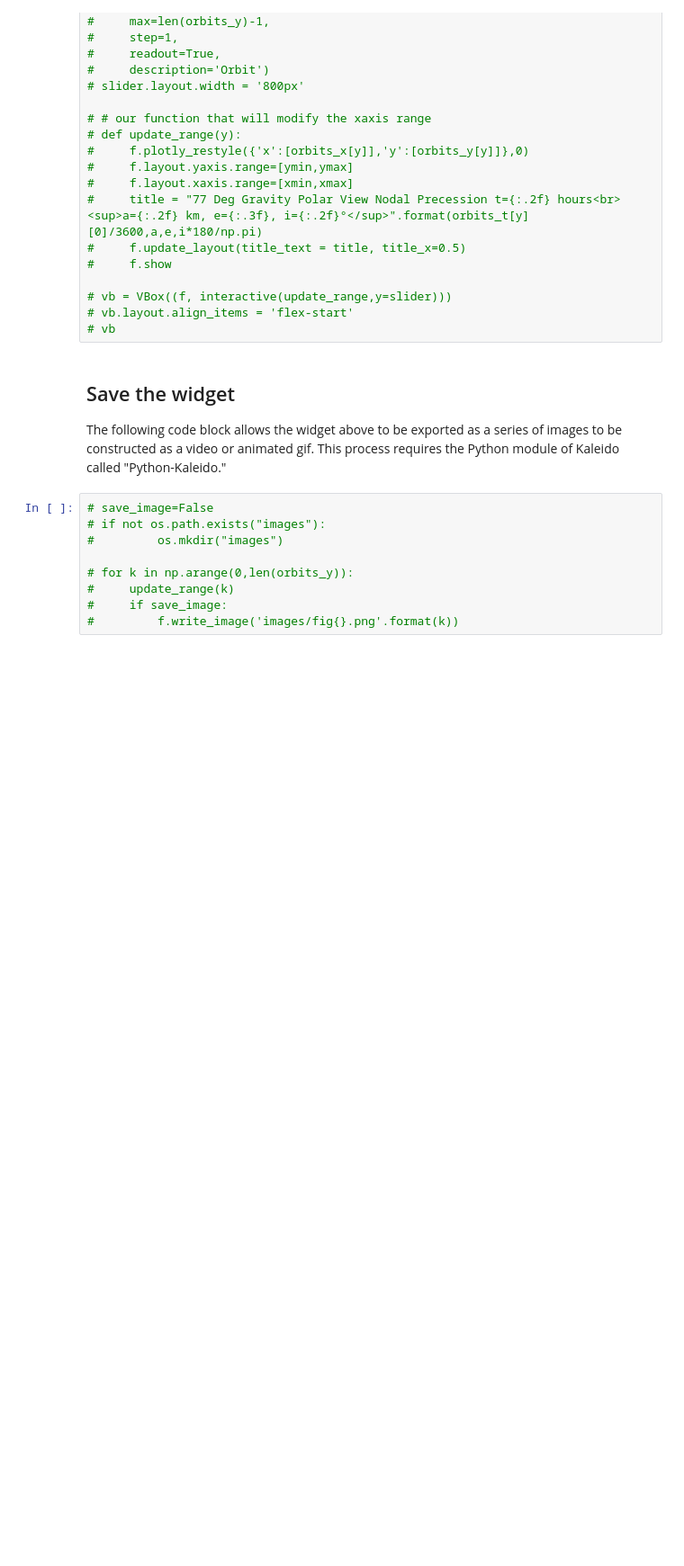
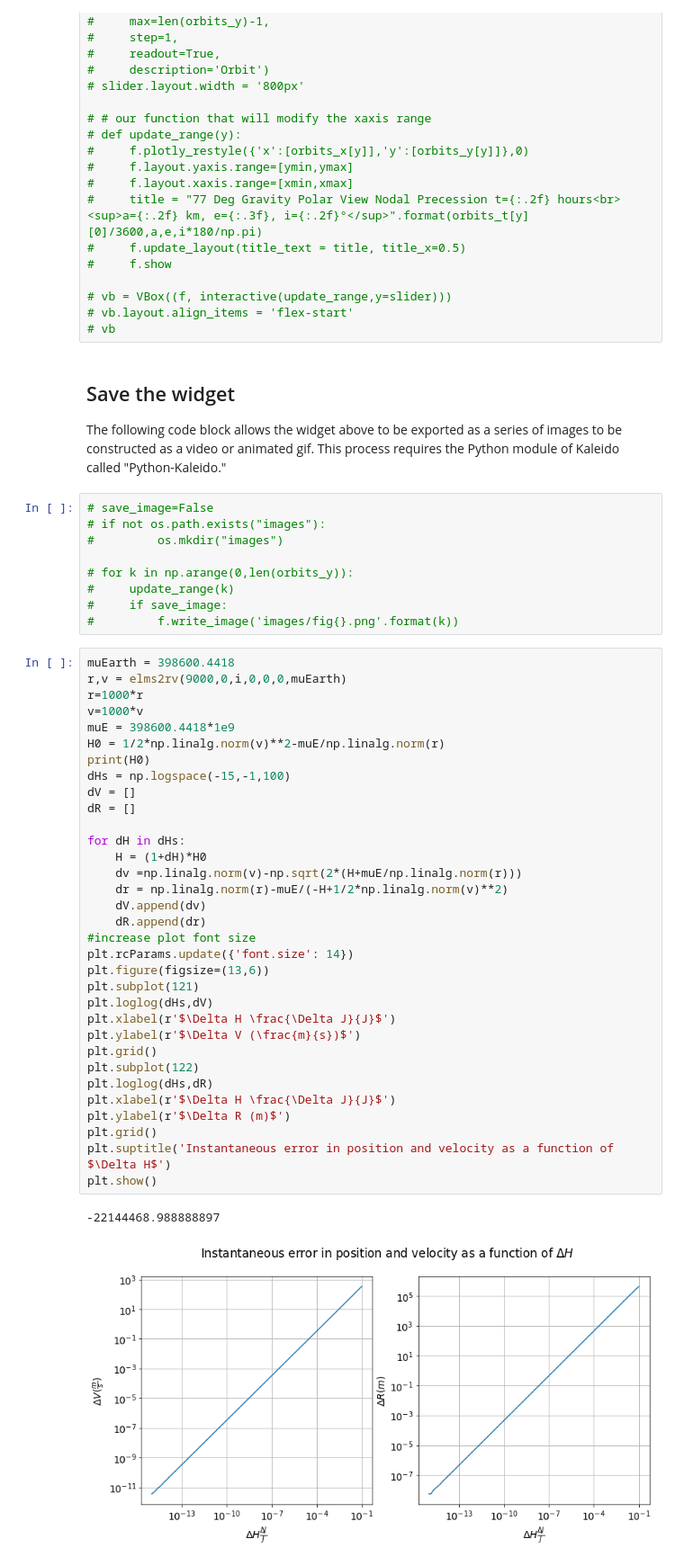
Before and after one commit to DavidMSCode/APC, a Jupyter notebook: bin/Examples.ipynb, the cells around one changed output. Shown at 90% size. Cells and saved outputs as stored; diff of their text form; blank space fills up the shorter version.

```diff
--- a/bin/Examples.ipynb
+++ b/bin/Examples.ipynb
@@ -238,3 +238,39 @@ The following code block allows the widget above to be exported as a series of i
 #     update_range(k)
 #     if save_image:
 #         f.write_image('images/fig{}.png'.format(k))
+# %%
+muEarth = 398600.4418
+r,v = elms2rv(9000,0,i,0,0,0,muEarth)
+r=1000*r
+v=1000*v
+muE = 398600.4418*1e9
+H0 = 1/2*np.linalg.norm(v)**2-muE/np.linalg.norm(r)
+print(H0)
+dHs = np.logspace(-15,-1,100)
+dV = []
+dR = []
+
+for dH in dHs:
+    H = (1+dH)*H0
+    dv =np.linalg.norm(v)-np.sqrt(2*(H+muE/np.linalg.norm(r)))
+    dr = np.linalg.norm(r)-muE/(-H+1/2*np.linalg.norm(v)**2)
+    dV.append(dv)
+    dR.append(dr)
+#increase plot font size
+plt.rcParams.update({'font.size': 14})
+plt.figure(figsize=(13,6))
+plt.subplot(121)
+plt.loglog(dHs,dV)
+plt.xlabel(r'$\Delta H \frac{\Delta J}{J}$')
+plt.ylabel(r'$\Delta V (\frac{m}{s})$')
+plt.grid()
+plt.subplot(122)
+plt.loglog(dHs,dR)
+plt.xlabel(r'$\Delta H \frac{\Delta J}{J}$')
+plt.ylabel(r'$\Delta R (m)$')
+plt.grid()
+plt.suptitle('Instantaneous error in position and velocity as a function of $\Delta H$')
+plt.show()
+# %% [output]
+-22144468.988888897
+[figure, added]
```
Also changed, not shown: parts of 1 cell of this notebook, 45 other files.
